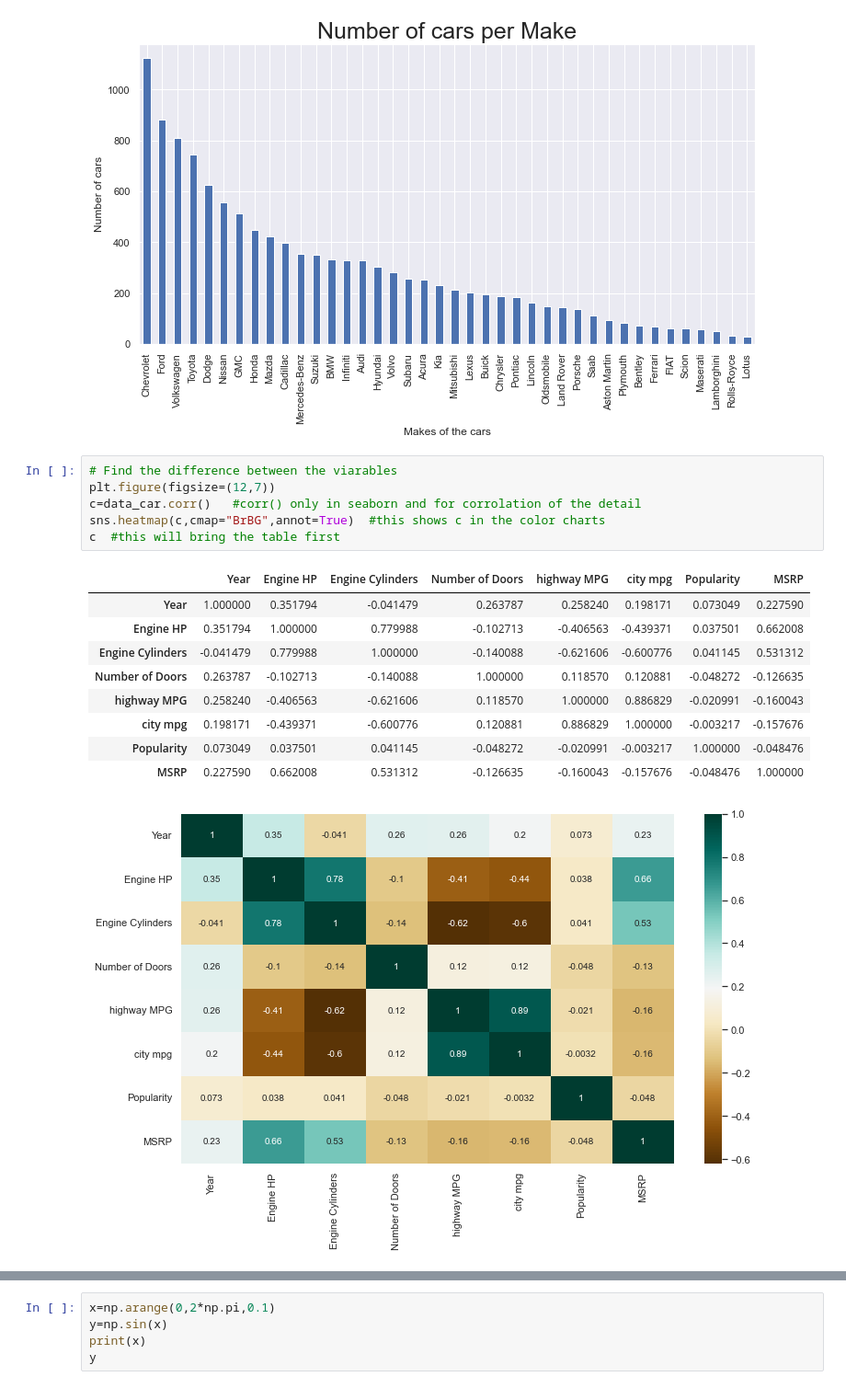
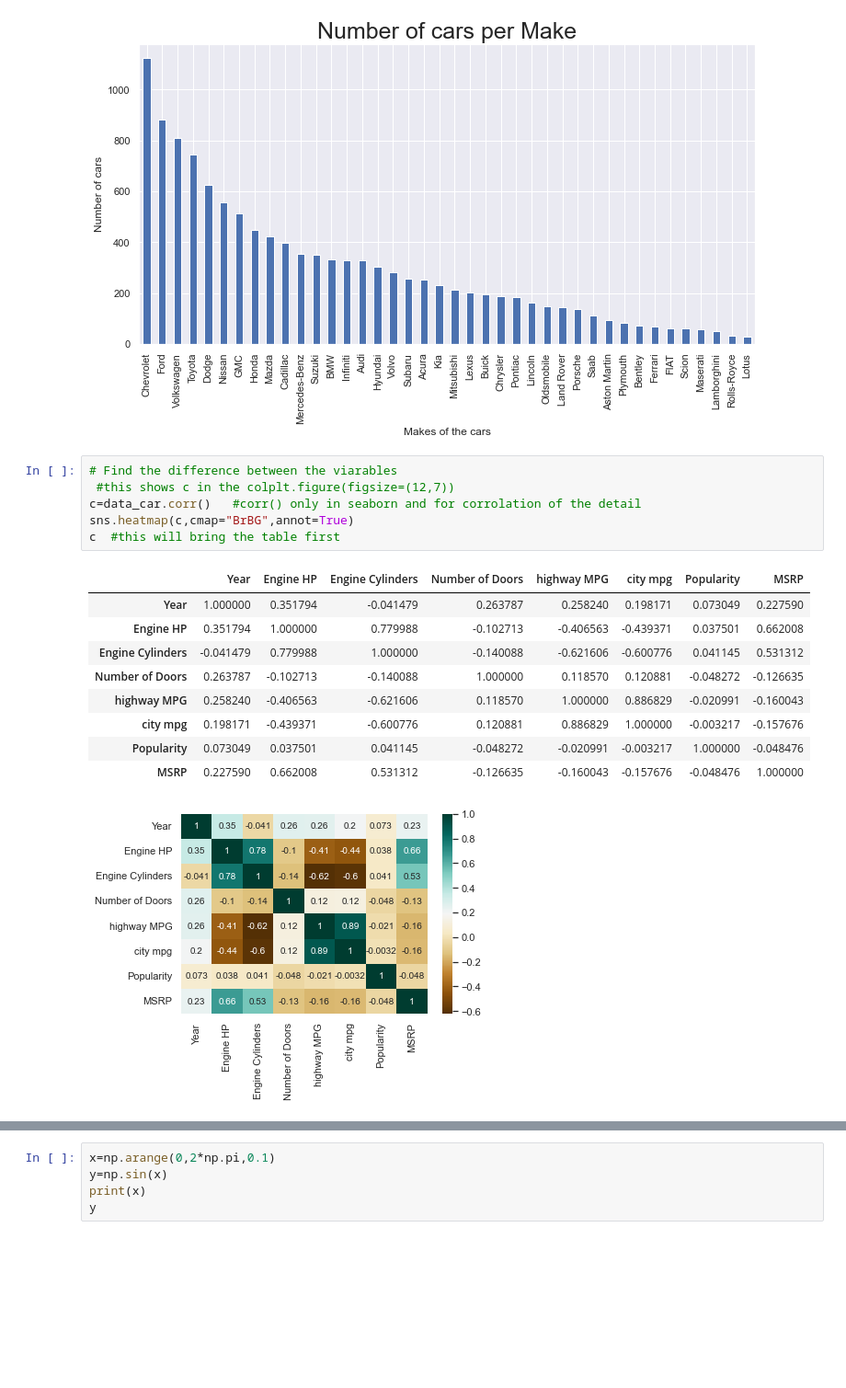
Before and after one commit to Star-cj/car-analysis, a Jupyter notebook: cars.ipynb, the cells around one changed output, grey strips where cells are left out. Shown at 92% size. Saved outputs shown, nothing was run; the diff lists cells and outputs as text; blank space fills up the shorter version.

```diff
--- a/cars.ipynb
+++ b/cars.ipynb
@@ -234,18 +234,18 @@ Text(0.5, 0, 'Makes of the cars')
 [figure]
 # %%
 # Find the difference between the viarables
-plt.figure(figsize=(12,7))
+ #this shows c in the colplt.figure(figsize=(12,7))
 c=data_car.corr()   #corr() only in seaborn and for corrolation of the detail
-sns.heatmap(c,cmap="BrBG",annot=True)  #this shows c in the color charts
+sns.heatmap(c,cmap="BrBG",annot=True)
 c  #this will bring the table first
 # %% [output]
 |  | Year | Engine HP | Engine Cylinders | Number of Doors | highway MPG | city mpg | Popularity | MSRP |
 | Year | 1.000000 | 0.351794 | -0.041479 | 0.263787 | 0.258240 | 0.198171 | 0.073049 | 0.227590 |
 | Engine HP | 0.351794 | 1.000000 | 0.779988 | -0.102713 | -0.406563 | -0.439371 | 0.037501 | 0.662008 |
 | Engine Cylinders | -0.041479 | 0.779988 | 1.000000 | -0.140088 | -0.621606 | -0.600776 | 0.041145 | 0.531312 |
 | Number of Doors | 0.263787 | -0.102713 | -0.140088 | 1.000000 | 0.118570 | 0.120881 | -0.048272 | -0.126635 |
 | highway MPG | 0.258240 | -0.406563 | -0.621606 | 0.118570 | 1.000000 | 0.886829 | -0.020991 | -0.160043 |
 | city mpg | 0.198171 | -0.439371 | -0.600776 | 0.120881 | 0.886829 | 1.000000 | -0.003217 | -0.157676 |
 | Popularity | 0.073049 | 0.037501 | 0.041145 | -0.048272 | -0.020991 | -0.003217 | 1.000000 | -0.048476 |
 | MSRP | 0.227590 | 0.662008 | 0.531312 | -0.126635 | -0.160043 | -0.157676 | -0.048476 | 1.000000 |
-[figure, old version]
+[figure, new version]
```
Also changed, not shown: parts of 3 cells of this notebook.
